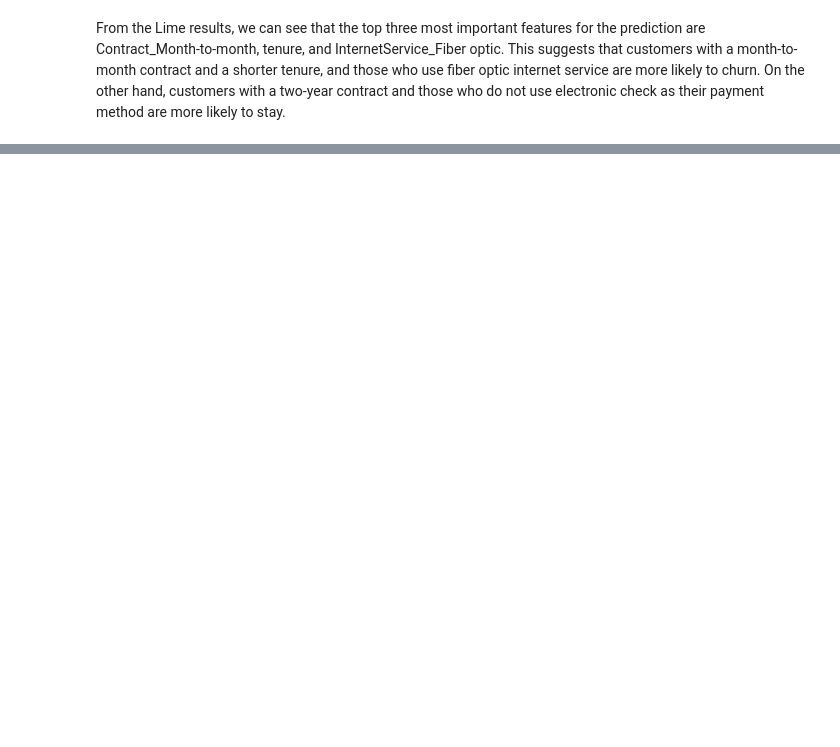
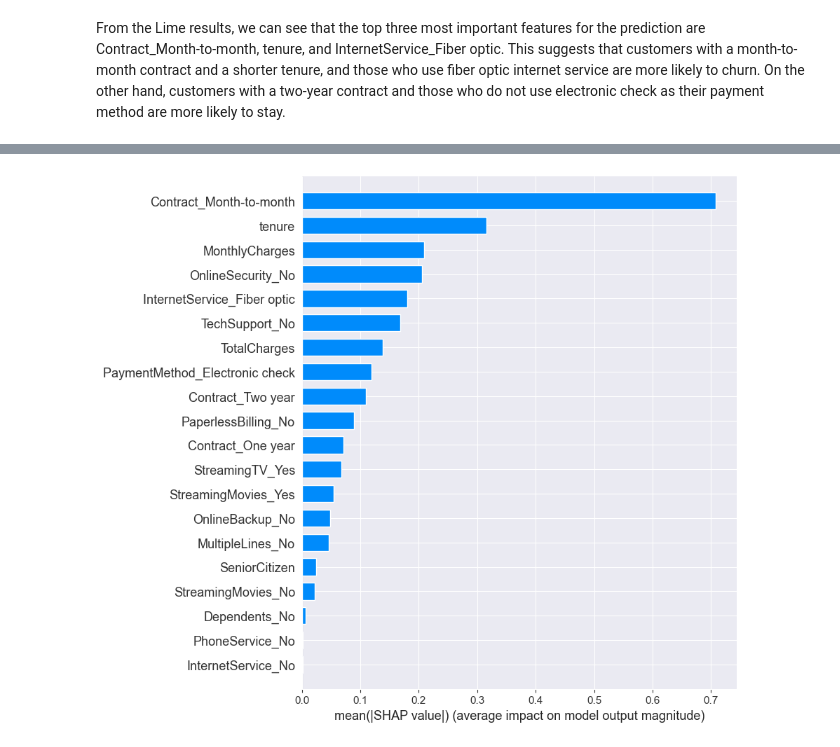
Before and after one commit to JacobJ215/Churn-Analysis-and-Prediction, a Jupyter notebook: churn.ipynb, the cells around one changed output, grey strips where cells are left out. Saved outputs shown, nothing was run; the diff lists cells and outputs as text; code cells hidden in the pictures; blank space fills up the shorter version.

```diff
--- a/churn.ipynb
+++ b/churn.ipynb
@@ -826,12 +843,13 @@ print(exp.as_list())
 # %% [markdown]
 From the Lime results, we can see that the top three most important features for the prediction are Contract_Month-to-month, tenure, and InternetService_Fiber optic. This suggests that customers with a month-to-month contract and a shorter tenure, and those who use fiber optic internet service are more likely to churn. On the other hand, customers with a two-year contract and those who do not use electronic check as their payment method are more likely to stay.
 # %%
-# import shap
-# shap.initjs()
+import shap
+shap.initjs()
 
-# # calculate the SHAP values
-# explainer = shap.Explainer(xgb_model_best)
-# shap_values = explainer(X_test_processed)
+# calculate the SHAP values
+explainer = shap.Explainer(xgb_model_best)
+shap_values = explainer(X_test_processed)
 
-# # plot the SHAP values
-# shap.plots.waterfall(shap_values[0])
+# plot the SHAP summary plot
+shap.summary_plot(shap_values, X_val_processed, plot_type="bar")
+# %% [output]
@@ -837,0 +857 @@ From the Lime results, we can see that the top three most important features for
+[figure, added]
```
Also changed, not shown: parts of 18 cells of this notebook, 1 other file.
